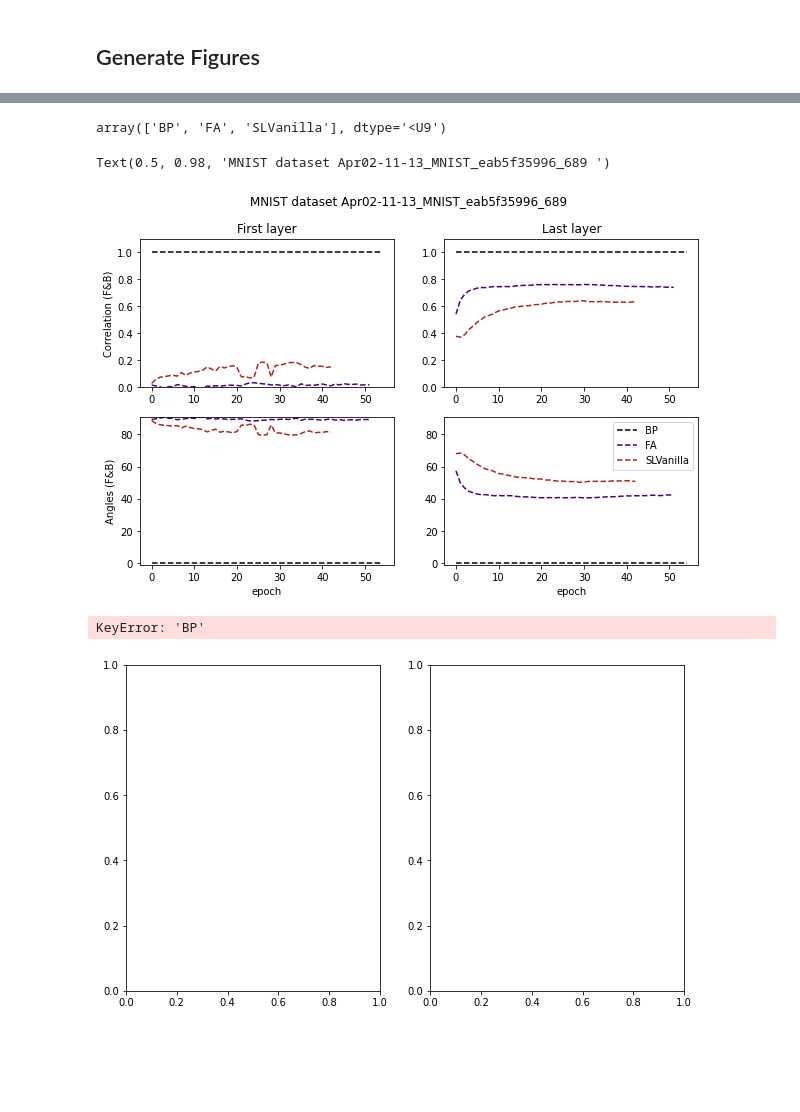
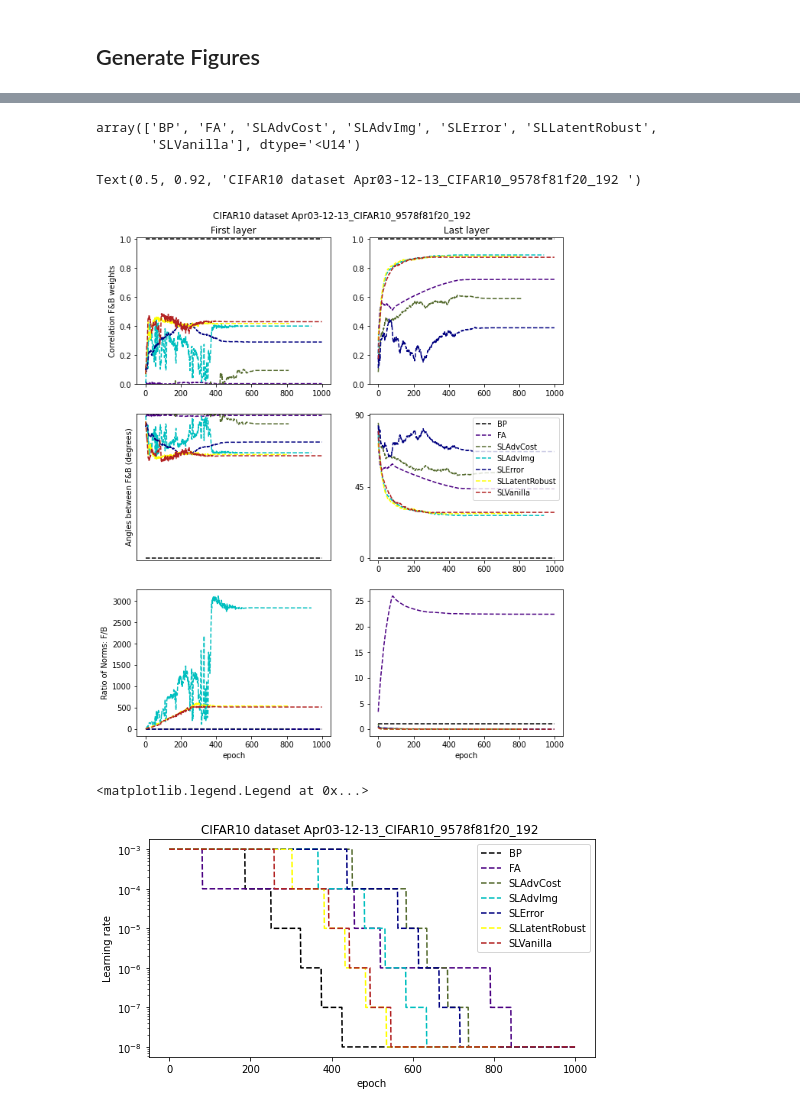
Before and after one commit to toosi/Feedback_Feedforward_Alignment, a Jupyter notebook: draft.ipynb, the cells around one changed output, grey strips where cells are left out. Drawn from its saved outputs; the diff is of its cells as text; code cells hidden in the pictures; blank space fills up the shorter version.

Commit message:
added layerwise modules and ran SL IA and others on them

```diff
--- a/draft.ipynb
+++ b/draft.ipynb
@@ -1,8 +1,8 @@
 # %%
-runname='Apr01-18-46_CIFAR10_eab5f35996_501'
+runname='Apr21-14-25_MNIST_9578f81f20_322'
 class Args:
     config_file = '/home/tt2684/Research/Results/Symbio/Symbio/%s/configs.yml'%runname
-    method = 'SLVanilla'
+    method = 'IA'#'SLVanilla'
 # %%
 
 import argparse
@@ -1458,7 +1460,7 @@ KeyboardInterrupt:
 # %% [markdown]
 ## Generate Figures
 # %%
-runname = 'Apr02-11-13_MNIST_eab5f35996_689' #'Apr01-18-30_CIFAR10_eab5f35996_115'
+runname = 'Apr03-12-13_CIFAR10_9578f81f20_192' #'Apr01-18-30_CIFAR10_eab5f35996_115'
 # %%
 import numpy as np
 import pandas as pd
@@ -1584,6 +1584,7 @@ else:
     Train_lossl = {}
     Test_corrd = {}
     Train_corrd = {}
+    Learning_rate = {}
 
     Align_corr_first = {}
     Align_corr_last = {}
@@ -1593,7 +1594,6 @@ else:
 
     Forward_norm_first = {}
     Forward_norm_last = {}
-
 
     existing_methods = []
     for method in  methods:
@@ -1613,6 +1613,8 @@ else:
 
                 Test_corrd.update({method:results['Test_corrd']})
                 Train_corrd.update({method:results['Train_corrd']})
+
+                Learning_rate.update({method:results['lrF']})
 
                 Align_corr_first.update({method:results['Alignments_corrs_first_layer']})
                 Align_corr_last.update({method:results['Alignments_corrs_last_layer']})
@@ -1914,67 +1916,70 @@ FA           93.379    1.699141  615.737505      0.052     52
 # %%
  existing_methods
 # %% [output]
-array(['BP', 'FA', 'SLVanilla'], dtype='<U9')
+array(['BP', 'FA', 'SLAdvCost', 'SLAdvImg', 'SLError', 'SLLatentRobust',
+       'SLVanilla'], dtype='<U14')
 # %%
-fig, axes = plt.subplots(nrows=2, ncols=2, figsize=[10,6])
+fig, axes = plt.subplots(nrows=3, ncols=2, figsize=[10,12])
 
 for method in existing_methods:
 
 
     axes[0,0].plot(Align_corr_first[method], color=colors[method], ls='--',label=method)
     axes[0,1].plot(Align_corr_last[method], color=colors[method], ls='--',label=method)
 
     axes[1,0].plot(180*np.arccos(np.array(Align_corr_first[method]))/np.pi, color=colors[method], ls='--',label=method)
     axes[1,1].plot(180*np.arccos(np.array(Align_corr_last[method]))/np.pi, color=colors[method], ls='--',label=method)
 
+    axes[2,0].plot(Align_ratios_first[method], color=colors[method], ls='--',label=method)
+    axes[2,1].plot(Align_ratios_last[method], color=colors[method], ls='--',label=method)
 
 
-axes[0,0].set_ylabel('Correlation (F&B)')
-axes[1,0].set_ylabel('Angles (F&B)')
 
-axes[0,0].set_ylim([0,1.1])
-axes[0,1].set_ylim([0,1.1])
+axes[0,0].set_ylabel('Correlation F&B weights')
+axes[1,0].set_ylabel('Angles between F&B (degrees)')
+axes[2,0].set_ylabel('Ratio of Norms: F/B')
+
+axes[0,0].set_ylim([0,1.01])
+axes[0,1].set_ylim([0,1.01])
 axes[1,0].set_ylim([-1,91])
 axes[1,1].set_ylim([-1,91])
 
+axes[1,0].set_yticks([0,45,90])
+axes[1,1].set_yticks([0,45,90])
+
 axes[1,1].legend()
 
-axes[1,0].set_xlabel('epoch')
-axes[1,1].set_xlabel('epoch')
+axes[2,0].set_xlabel('epoch')
+axes[2,1].set_xlabel('epoch')
 
 axes[0,0].set_title('First layer')
 axes[0,1].set_title('Last layer')
 
-# axes[1,0].set_xticks([])
-# axes[1,0].set_yticks([])
+axes[1,0].set_xticks([])
+axes[1,0].set_yticks([])
 # axes[1,0].axis('off')
 # txt= axes[1,0].text(-0.1,-0.1,str(args),wrap=True, fontsize=8 )
 # txt._get_wrap_line_width = lambda : 200
-fig.suptitle('%s dataset %s '%(args.dataset, args.runname))
+fig.suptitle('%s dataset %s '%(args.dataset, args.runname), y=0.92)
 
-#     fig.savefig(resultsdir+'corrd_results_%depochs.pdf'%args.epochs, dpi=200)
-#     fig.savefig(resultsdir+'corrd_results_%depochs.png'%args.epochs, dpi=200)
+#     fig.savefig(resultsdir+'Alignment_results_%depochs.pdf'%args.epochs, dpi=200)
+#     fig.savefig(resultsdir+'Alignment_results_%depochs.png'%args.epochs, dpi=200)
 # %% [output]
-Text(0.5, 0.98, 'MNIST dataset Apr02-11-13_MNIST_eab5f35996_689 ')
+Text(0.5, 0.92, 'CIFAR10 dataset Apr03-12-13_CIFAR10_9578f81f20_192 ')
-[figure, old version]
+[figure, new version]
 # %%
-fig, axes = plt.subplots(nrows=1, ncols=2, figsize=[10,6])
+fig, axes = plt.subplots(nrows=1, ncols=1, figsize=[8,4])
 
 for method in existing_methods:
 
-    angle = np.arccos(Align_angles_first[method])
-    axes[0].plot(angle*180/np.pi, color=colors[method], ls='--',label=method)
+    axes.plot(Learning_rate[method], color=colors[method], ls='--',label=method)
 
-axes[0].set_xlabel('epoch')
-axes[0].set_ylabel('Alignment angle: First layer')
-axes[0].set_title('%s dataset %s '%(args.dataset, args.runname))
-axes[0].legend()
+axes.set_yscale('log')
 
-axes[1].set_xticks([])
-axes[1].set_yticks([])
-axes[1].axis('off')
-txt= axes[1].text(-0.1,-0.1,str(args),wrap=True, fontsize=8 )
-txt._get_wrap_line_width = lambda : 200
+axes.set_xlabel('epoch')
+axes.set_ylabel('Learning rate')
+axes.set_title('%s dataset %s '%(args.dataset, args.runname))
+axes.legend()
 # %% [output]
-KeyError: 'BP'
+<matplotlib.legend.Legend at 0x...>
-[figure, old version]
+[figure, new version]
```
Also changed, not shown: parts of 13 cells of this notebook, 7 other files.
